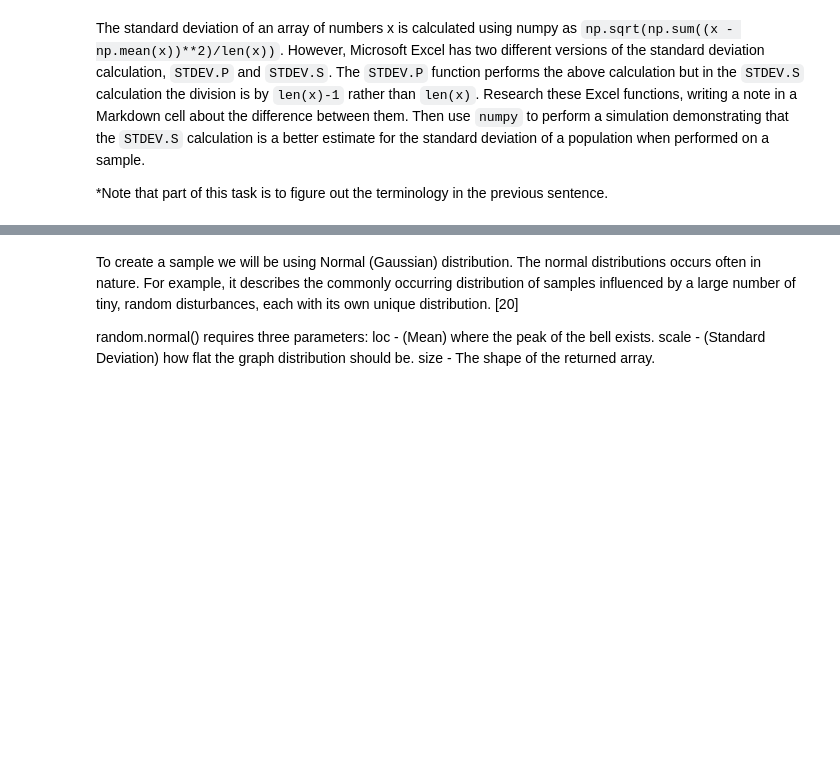
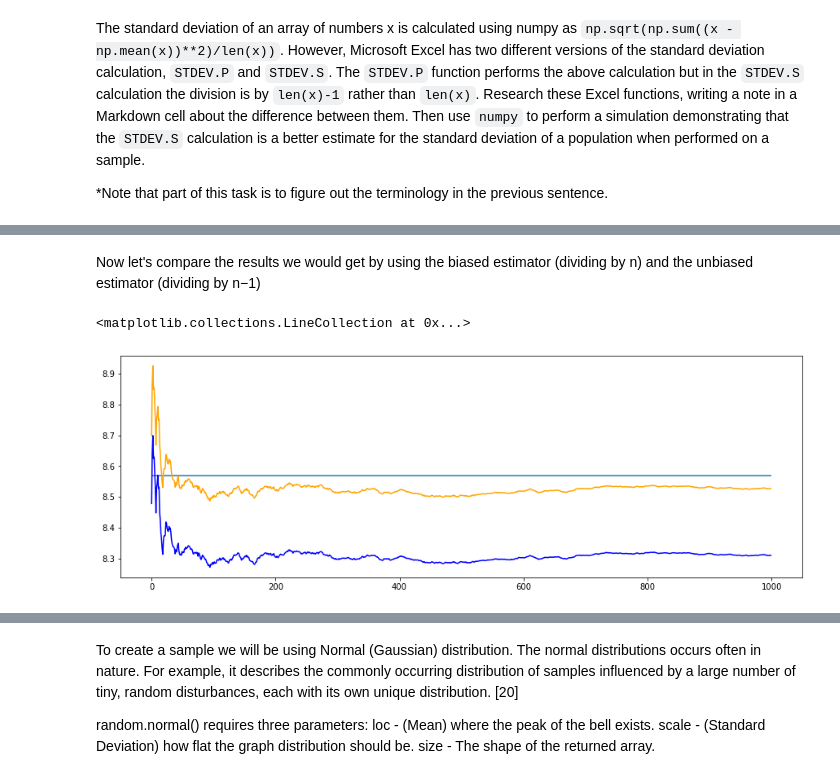
Before and after one commit to JuliaMal/Machine_learning_and_stats_Assessment, a Jupyter notebook: Tasks.ipynb, the cells around one changed output, grey strips where cells are left out. Saved outputs shown, nothing was run; the diff lists cells and outputs as text; code cells hidden in the pictures; blank space fills up the shorter version.

```diff
--- a/Tasks.ipynb
+++ b/Tasks.ipynb
@@ -196,0 +302,14 @@ The standard deviation of an array of numbers x is calculated using numpy as `np
+# %% [markdown]
+Now let's compare the results we would get by using the biased estimator (dividing by n) and the unbiased estimator (dividing by n−1)
+# %%
+ssd_NArray = DataFrame (sampleNArray, columns=['Sample_biased_sd'])
+ssd_N1Array = DataFrame (sampleN1Array, columns=['Sample_unbiased_sd'])
+exp_ssd_N = ssd_NArray.expanding().mean()
+exp_ssd_N1 = ssd_N1Array.expanding().mean()
+
+plt.plot(exp_ssd_N, color='blue')
+plt.plot(exp_ssd_N1, color='orange')
+plt.hlines(p_sd, 0, 1000)
+# %% [output]
+<matplotlib.collections.LineCollection at 0x...>
+[figure, added]
```
Also changed, not shown: parts of 29 cells of this notebook, 2 other files.
